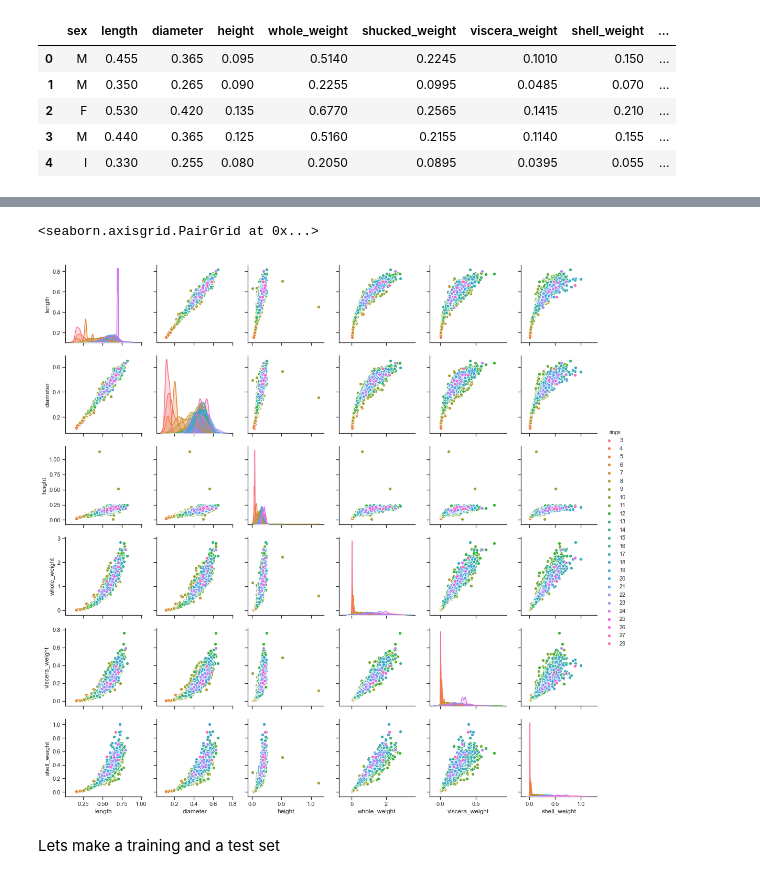
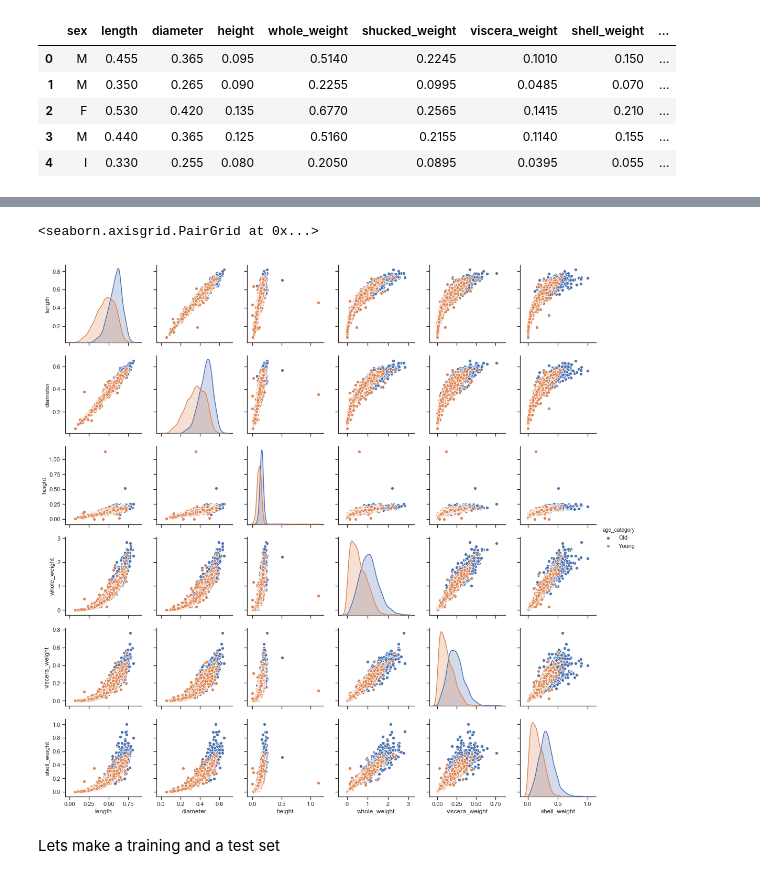
Before and after one commit to JonMcEntee/gatech, a Jupyter notebook: Machine Learning - Assignment 1.ipynb, the cells around one changed output, grey strips where cells are left out. Saved outputs shown, nothing was run; the diff lists cells and outputs as text; code cells hidden in the pictures.

```diff
--- a/Machine Learning - Assignment 1.ipynb
+++ b/Machine Learning - Assignment 1.ipynb
@@ -43,6 +41,3 @@ abalone_data.head()
 | 2 | F | 0.530 | 0.420 | 0.135 | 0.6770 | 0.2565 | 0.1415 | 0.210 | ... |
 | 3 | M | 0.440 | 0.365 | 0.125 | 0.5160 | 0.2155 | 0.1140 | 0.155 | ... |
 | 4 | I | 0.330 | 0.255 | 0.080 | 0.2050 | 0.0895 | 0.0395 | 0.055 | ... |
-# %%
-abalone_data = abalone_data[abalone_data.sex != 'I']
-abalone_data.head()
@@ -56,9 +44,7 @@ abalone_data.head()
 # %%
 def convert_to_age_categories(num_rings):
-    if num_rings < 9:
+    if num_rings < 10:
         return "Young"
-    elif num_rings < 11:
-        return "Middle-Aged"
     else:
         return "Old"
 
@@ -68,12 +61,12 @@ abalone_data.head()
 # %%
 sns.set(style='ticks')
 data_to_pairplot = abalone_data.drop(['shucked_weight'], axis=1)
-sns.pairplot(data_to_pairplot, hue='rings', vars=['length', 'diameter', 'height',
-                                                  'whole_weight', 'viscera_weight',
-                                                  'shell_weight'])
+sns.pairplot(data_to_pairplot, hue='age_category', vars=['length', 'diameter', 'height',
+                                                         'whole_weight', 'viscera_weight',
+                                                         'shell_weight'])
 # %% [output]
 <seaborn.axisgrid.PairGrid at 0x...>
-[figure, old version]
+[figure, new version]
 # %% [markdown]
 Lets make a training and a test set
 # %%
```
Also changed, not shown: parts of 17 cells of this notebook, 1 other file.
